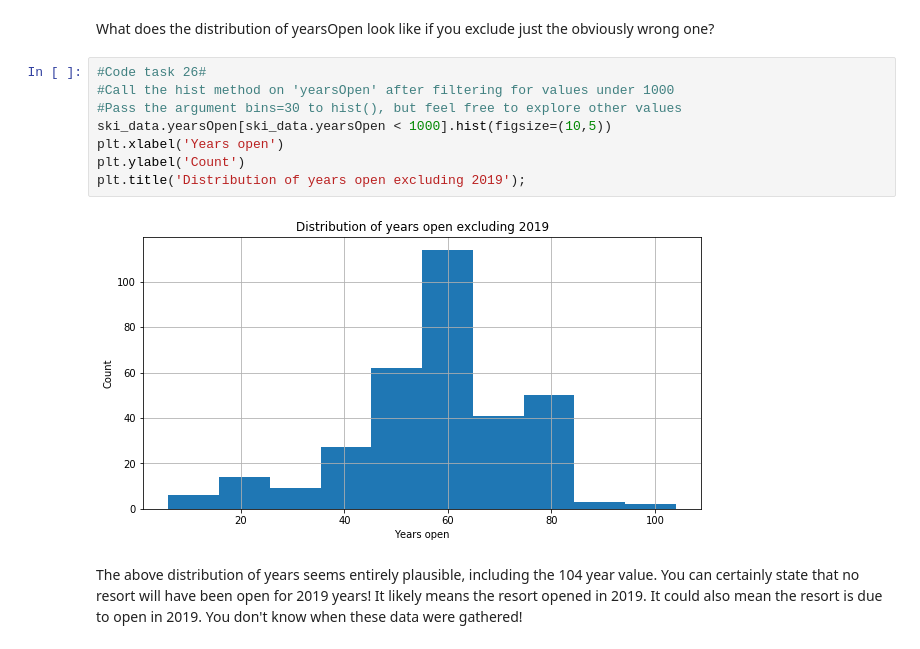
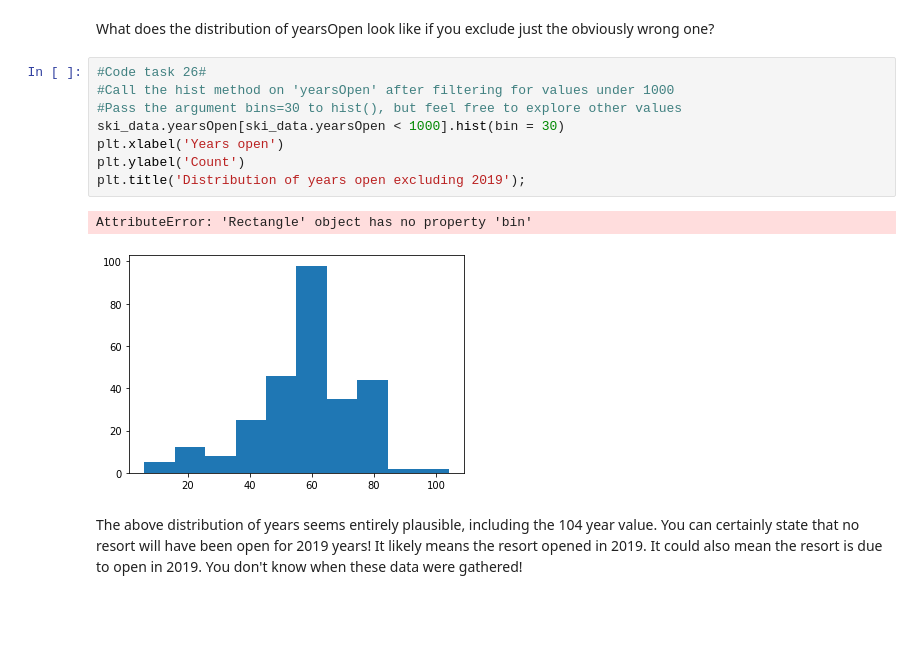
Before and after one commit to nakisa84/DataScienceGuidedCapstone, a Jupyter notebook: Notebooks/02_data_wrangling.ipynb, the cells around one changed output. Drawn from its saved outputs; the diff is of its cells as text; blank space fills up the shorter version.

```diff
--- a/Notebooks/02_data_wrangling.ipynb
+++ b/Notebooks/02_data_wrangling.ipynb
@@ -716,13 +716,14 @@ What does the distribution of yearsOpen look like if you exclude just the obviou
 # %%
 #Code task 26#
 #Call the hist method on 'yearsOpen' after filtering for values under 1000
 #Pass the argument bins=30 to hist(), but feel free to explore other values
-ski_data.yearsOpen[ski_data.yearsOpen < 1000].hist(figsize=(10,5))
+ski_data.yearsOpen[ski_data.yearsOpen < 1000].hist(bin = 30)
 plt.xlabel('Years open')
 plt.ylabel('Count')
 plt.title('Distribution of years open excluding 2019');
 # %% [output]
+AttributeError: 'Rectangle' object has no property 'bin'
-[figure, old version]
+[figure, new version]
 # %% [markdown]
 The above distribution of years seems entirely plausible, including the 104 year value. You can certainly state that no resort will have been open for 2019 years! It likely means the resort opened in 2019. It could also mean the resort is due to open in 2019. You don't know when these data were gathered!
 # %% [markdown]
```
Also changed, not shown: parts of 7 cells of this notebook.
